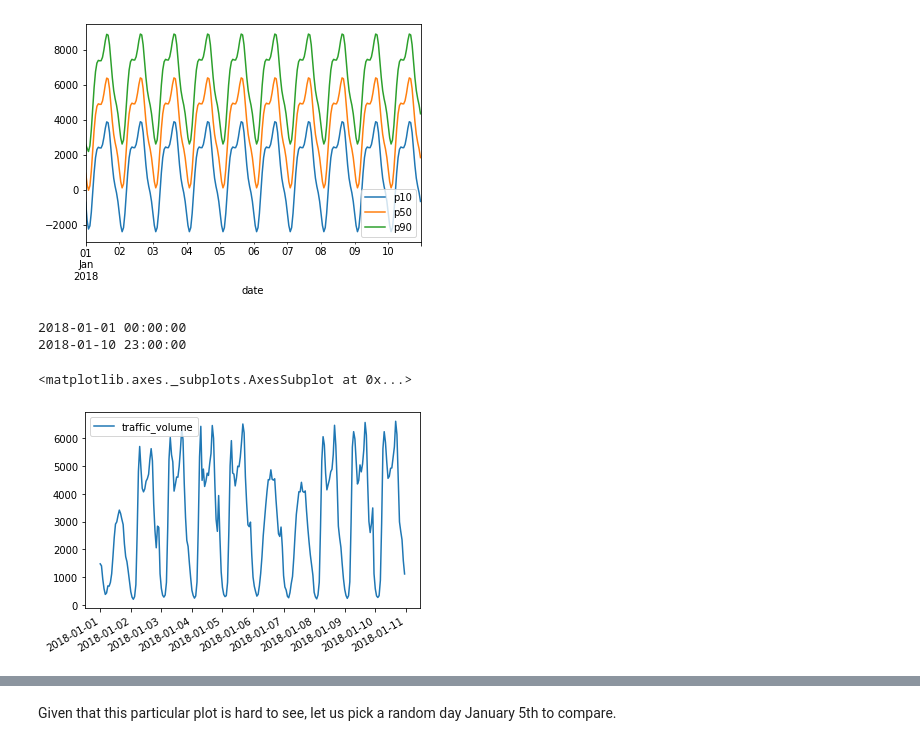
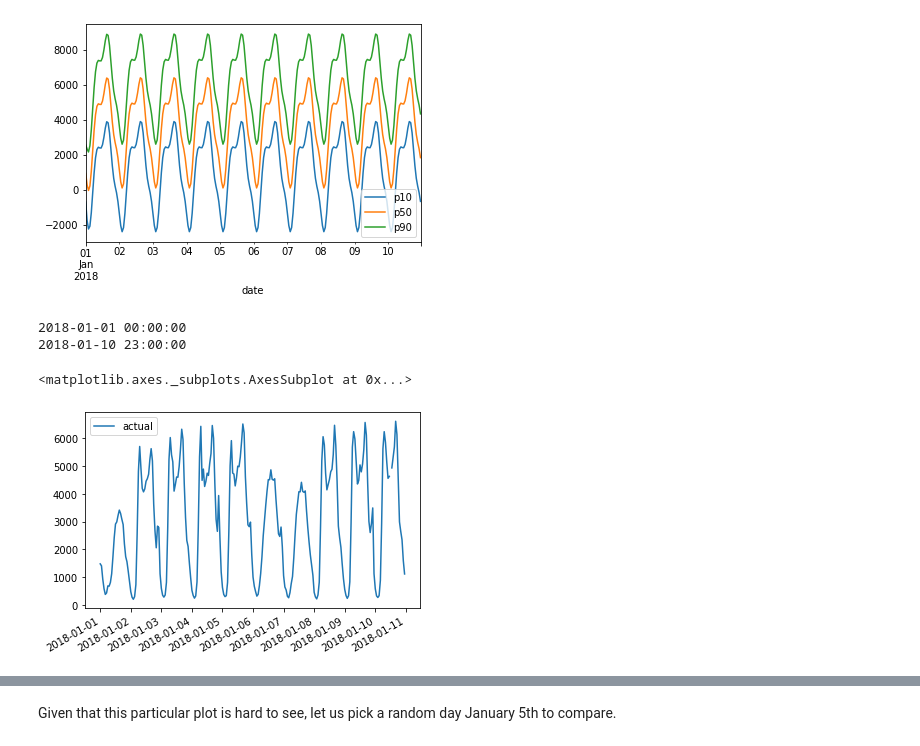
Before and after one commit to apac-ml-tfc/forecast-poc, a Jupyter notebook: completed/2.Create_and_Evaluate_Predictors.ipynb, the cells around one changed output, grey strips where cells are left out. Saved outputs shown, nothing was run; the diff lists cells and outputs as text; code cells hidden in the pictures.

```diff
--- a/completed/2.Create_and_Evaluate_Predictors.ipynb
+++ b/completed/2.Create_and_Evaluate_Predictors.ipynb
@@ -621,15 +600,14 @@ arima_predicts.plot()
 <matplotlib.axes._subplots.AxesSubplot at 0x...>
 [figure]
 # %%
-# Lets slice validation to meet our needs
-validation_df = validation_time_series_df.copy()
-validation_df = validation_df.loc['2018-01-01':'2018-01-10']
-print (validation_df.index.min())
-print (validation_df.index.max())
+# Take the time window of validation data we'd like to overlay:
+validation_df = validation_time_series_df.rename(columns={"traffic_volume": "actual"}).loc["2018-01-01":"2018-01-10"]
+print(validation_df.index.min())
+print(validation_df.index.max())
 validation_df.plot()
 # %% [output]
 2018-01-01 00:00:00
 2018-01-10 23:00:00
 <matplotlib.axes._subplots.AxesSubplot at 0x...>
-[figure, old version]
+[figure, new version]
 # %%
```
Also changed, not shown: parts of 94 cells of this notebook, 10 other files.
